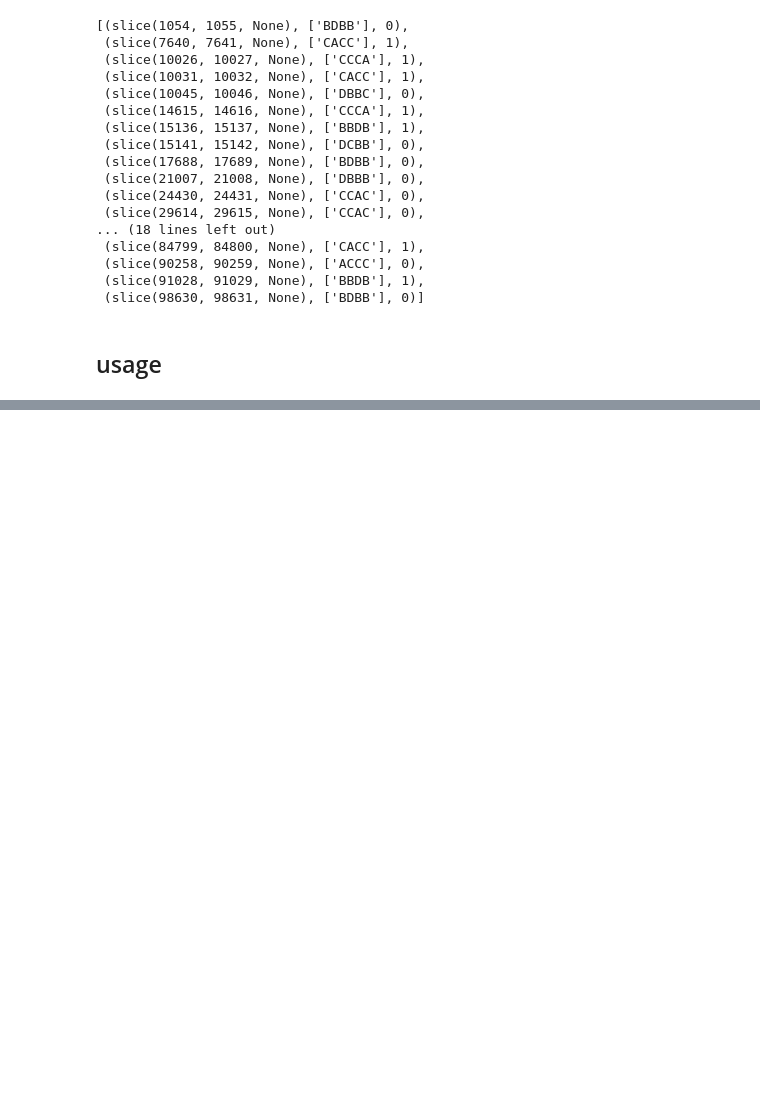
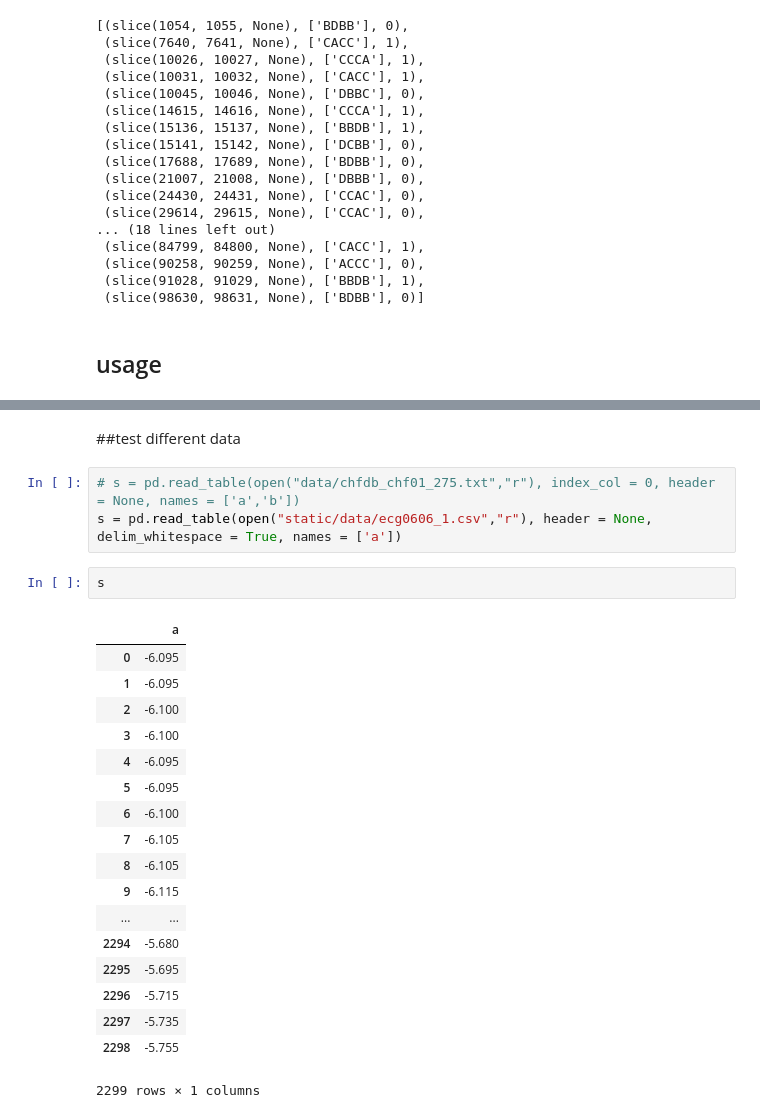
Before and after one commit to dolaameng/pysax, a Jupyter notebook: Tutorial-pyoutlier.ipynb, the cells around one changed output, grey strips where cells are left out. Saved outputs shown, nothing was run; the diff lists cells and outputs as text; blank space fills up the shorter version.

```diff
--- a/Tutorial-pyoutlier.ipynb
+++ b/Tutorial-pyoutlier.ipynb
@@ -95,0 +100,26 @@ for outlier in outliers:
+# %% [markdown]
+##test different data
+# %%
+# s = pd.read_table(open("data/chfdb_chf01_275.txt","r"), index_col = 0, header = None, names = ['a','b'])
+s = pd.read_table(open("static/data/ecg0606_1.csv","r"), header = None, delim_whitespace = True, names = ['a'])
+# %%
+s
+# %% [output]
+|  | a |
+| 0 | -6.095 |
+| 1 | -6.095 |
+| 2 | -6.100 |
+| 3 | -6.100 |
+| 4 | -6.095 |
+| 5 | -6.095 |
+| 6 | -6.100 |
+| 7 | -6.105 |
+| 8 | -6.105 |
+| 9 | -6.115 |
+| ... | ... |
+| 2294 | -5.680 |
+| 2295 | -5.695 |
+| 2296 | -5.715 |
+| 2297 | -5.735 |
+| 2298 | -5.755 |
+2299 rows × 1 columns
```
Also changed, not shown: parts of 11 cells of this notebook, 11 other files.
